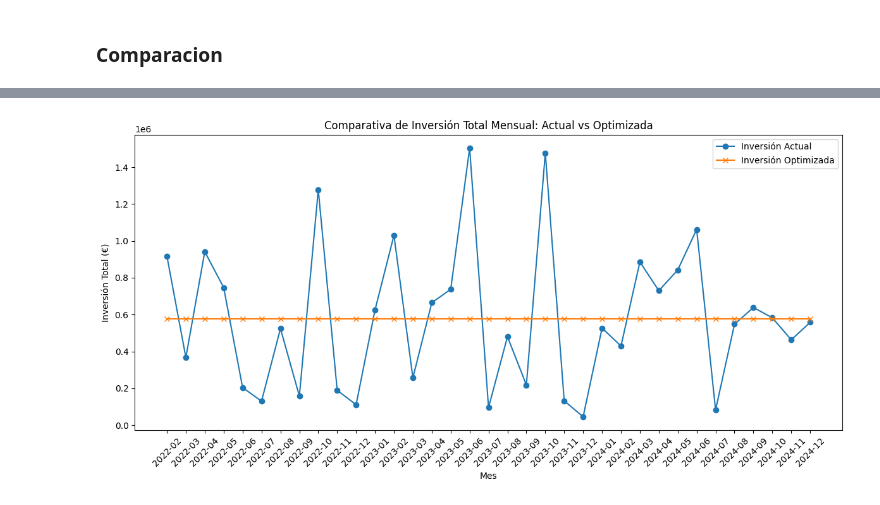
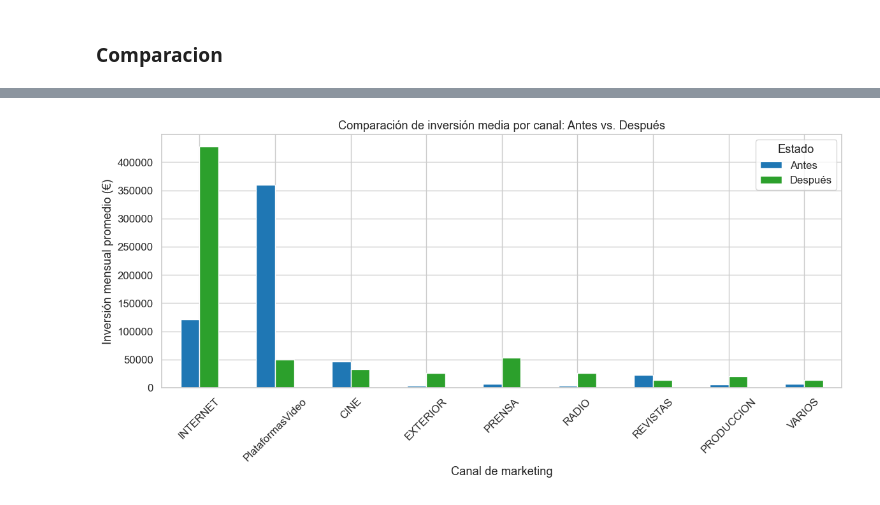
Before and after one commit to seerraa16/Caso02.-Modelo-de-Atribuci-n, a Jupyter notebook: Modelo_Atribucion.ipynb, the cells around one changed output, grey strips where cells are left out. Saved outputs shown, nothing was run; the diff lists cells and outputs as text; code cells hidden in the pictures.

```diff
--- a/Modelo_Atribucion.ipynb
+++ b/Modelo_Atribucion.ipynb
@@ -790,21 +692,29 @@ plt.show()
-# %%
-# Sumar la inversión total mensual actual
-inversion_total_actual = df_combined.groupby(df_combined['Fecha'].dt.to_period('M'))[variables_inversion].sum().sum(axis=1)
-
-# Sumar la inversión total mensual optimizada
-inversion_total_optima = np.sum(inversion_optima) * np.ones(len(inversion_total_actual))
-
-# Graficar la inversión mensual total
-plt.figure(figsize=(12, 6))
-plt.plot(inversion_total_actual.index.astype(str), inversion_total_actual.values, label='Inversión Actual', marker='o')
-plt.plot(inversion_total_actual.index.astype(str), inversion_total_optima, label='Inversión Optimizada', marker='x')
-
-plt.xlabel('Mes')
-plt.ylabel('Inversión Total (€)')
-plt.title('Comparativa de Inversión Total Mensual: Actual vs Optimizada')
-plt.xticks(rotation=45)
-plt.legend()
-plt.tight_layout()
-plt.show()
-# %% [output]
-[figure, removed]
+# %%
+import matplotlib.pyplot as plt
+import seaborn as sns
+
+# Estilo general
+sns.set(style="whitegrid", font_scale=1.1)
+
+# 1. Inversión media histórica (antes)
+historical_mean = df_combined[channels].mean()
+historical_mean.name = "Antes"
+
+# 2. Inversión optimizada (después)
+optimized_mean = inv_lag1.copy()
+optimized_mean.name = "Después"
+
+# 3. Comparación en un solo DataFrame
+df_compare = pd.concat([historical_mean, optimized_mean], axis=1)
+
+# 4. Gráfico de comparación
+df_compare.plot(kind='bar', figsize=(12, 6), color=['#1f77b4', '#2ca02c'])
+plt.title("Comparación de inversión media por canal: Antes vs. Después")
+plt.ylabel("Inversión mensual promedio (€)")
+plt.xlabel("Canal de marketing")
+plt.xticks(rotation=45)
+plt.tight_layout()
+plt.legend(title="Estado")
+plt.show()
+# %% [output]
+[figure, added]
```
Also changed, not shown: parts of 24 cells of this notebook.
